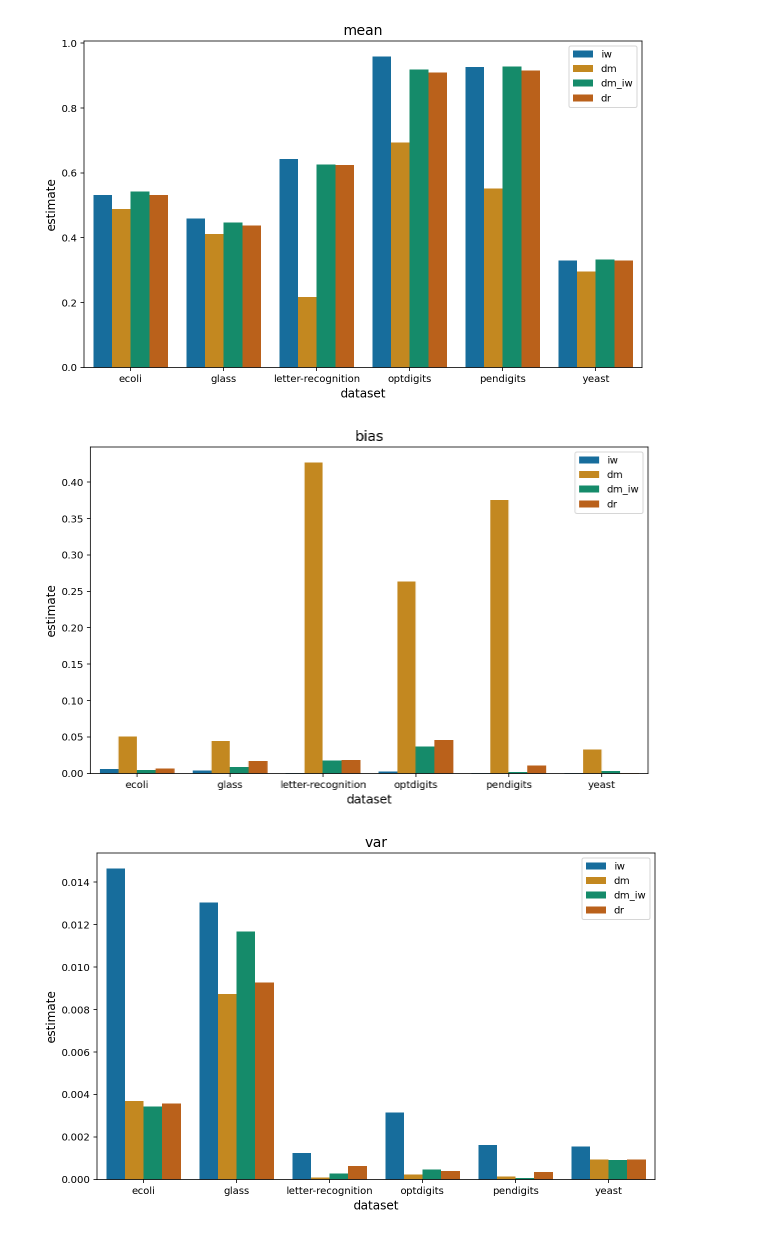
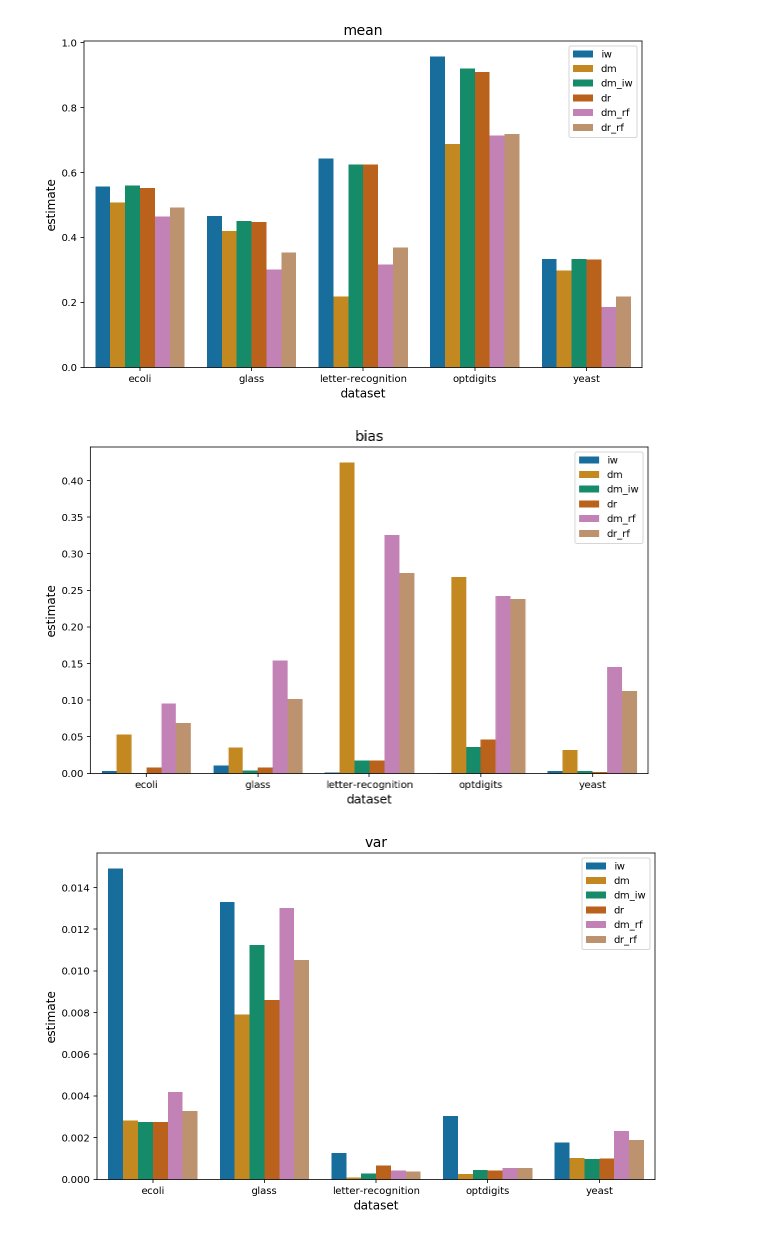
Before and after one commit to daturkel/ml-tools-direct-method, a Jupyter notebook: proof of concept.ipynb, the cells around one changed output. Saved outputs shown, nothing was run; the diff lists cells and outputs as text; code cells hidden in the pictures.

```diff
--- a/proof of concept.ipynb
+++ b/proof of concept.ipynb
@@ -46,7 +30,0 @@ Target policy true value 0.545962678223334.
-# %%
-logging_policy = UniformPolicy(num_actions=k)
-print(
-    "Logging policy true value {}".format(
-        logging_policy.get_value_estimate(X_test, full_rewards_test)
-    )
-)
@@ -85,6 +37,7 @@ for data in datasets:
     if data in [
         "satimage",
         "vehicle",
+        "pendigits"
     ]:  # skip these for now, I don't expect them to converge in a linear model.
         continue
 
@@ -126,7 +79,7 @@ for data in datasets:
             X_test, full_rewards_test, logging_policy, rng=rng
         )
         est = get_value_estimators(
-            policy, contexts, actions, rewards, propensities, skip_rf=True
+            policy, contexts, actions, rewards, propensities, skip_nonlin=False
         )
         val_ests.append(est)
 
@@ -201,29 +117,58 @@ Target policy true value 0.3288661917016415.
+# %%
+#only load in datasets used
+datasets = ['ecoli','glass','letter-recognition','optdigits','yeast']
+
+frames = {}
+for data in datasets:
+    frames[data] = pd.read_csv(data+'.csv')
 # %%
+#visualize estimator stats for each dataset
+
 stats = ["mean", "bias", "var", "RMSE"]
+skip_nonlin = False
 for stat in stats:
     iw = []
     dm = []
     dm_iw = []
     dr = []
+    dm_rf = []
+    dr_rf = []
     for data in datasets:
+
         iw.append(abs(frames[data][stat][0]))
         dm.append(abs(frames[data][stat][1]))
         dm_iw.append(abs(frames[data][stat][2]))
         dr.append(abs(frames[data][stat][3]))
-    df = pd.DataFrame(
-        np.c_[iw, dm, dm_iw, dr], index=datasets, columns=["iw", "dm", "dm_iw", "dr"]
-    )
-    df = (
-        df.reset_index()
-        .rename({"index": "dataset"}, axis=1)
-        .melt(id_vars=["dataset"], var_name="estimator", value_name="estimate")
-    )
+
+        if not skip_nonlin:
+            dm_rf.append(abs(frames[data][stat][4]))
+            dr_rf.append(abs(frames[data][stat][5]))
+
+    if skip_nonlin:
+        df = pd.DataFrame(
+            np.c_[iw, dm, dm_iw, dr], index=datasets, columns=["iw", "dm", "dm_iw", "dr"]
+        )
+        df = (
+            df.reset_index()
+            .rename({"index": "dataset"}, axis=1)
+            .melt(id_vars=["dataset"], var_name="estimator", value_name="estimate")
+        )
+    else:
+        df = pd.DataFrame(
+            np.c_[iw, dm, dm_iw, dr, dm_rf, dr_rf], index=datasets, columns=["iw", "dm", "dm_iw", "dr", "dm_rf", "dr_rf"]
+        )
+        df = (
+            df.reset_index()
+            .rename({"index": "dataset"}, axis=1)
+            .melt(id_vars=["dataset"], var_name="estimator", value_name="estimate")
+        )
+
     fig, ax = plt.subplots(figsize=XY_MED)
     sns.barplot(data=df, x="dataset", y="estimate", hue="estimator", ax=ax)
     ax.legend()
     ax.set_title(stat)
     ax.tick_params(axis="x", labelrotation=0)
 # %% [output]
-[figure, old version]
+[figure, new version]
-[figure, old version]
+[figure, new version]
-[figure, old version]
+[figure, new version]
```
Also changed, not shown: parts of 12 cells of this notebook.
